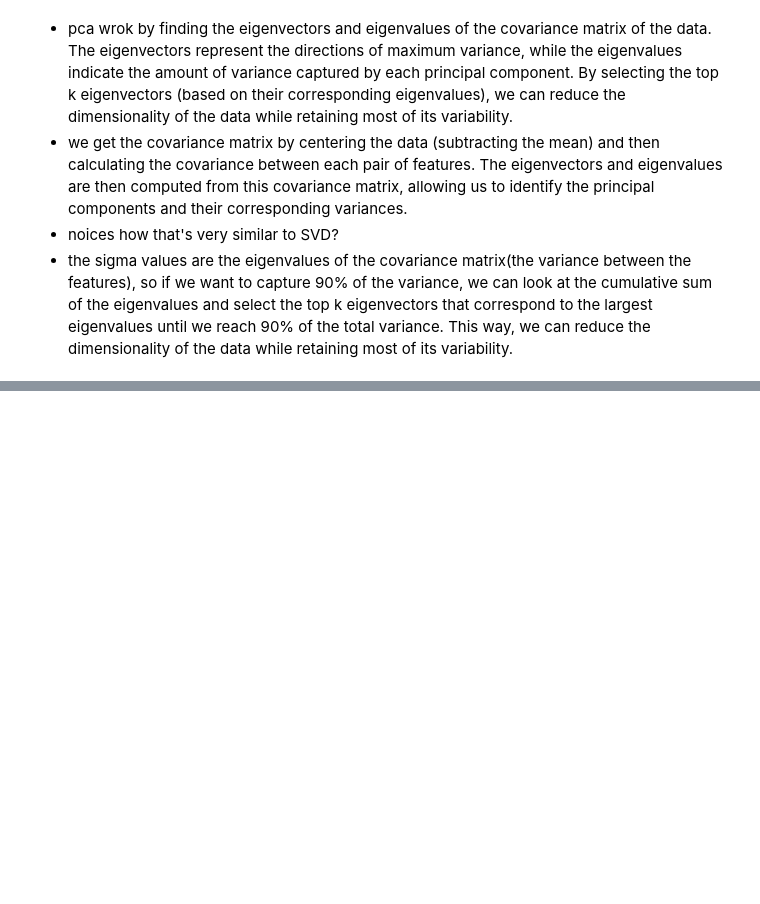
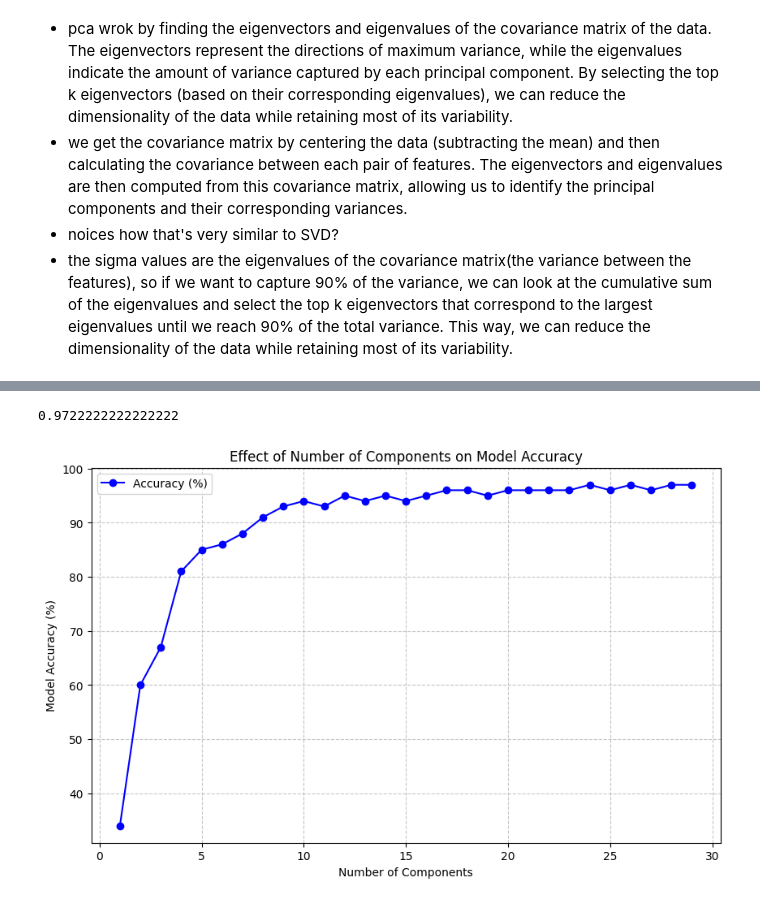
Before and after one commit to i-eat-tea/SVD-project4, a Jupyter notebook: svd.ipynb, the cells around one changed output, grey strips where cells are left out. Saved outputs shown, nothing was run; the diff lists cells and outputs as text; code cells hidden in the pictures; blank space fills up the shorter version.

```diff
--- a/svd.ipynb
+++ b/svd.ipynb
@@ -365,0 +336,27 @@ PC1 loadings (sorted by abs value):
+# %%
+model = LogisticRegression()
+model.fit(X_train, y_train)
+model.score(X_test, y_test)
+# %% [output]
+0.9722222222222222
+# %%
+# Assuming you have these lists from your loop
+components = list(range(1, 30)) # or however many you ran
+accuracy = [34.0, 60.0, 67.0, 81.0, 85.0, 86.0, 88.0, 91.0, 93.0, 94.0, 93.0, 95.0, 94.0, 95.0, 94.0, 95.0, 96.0, 96.0, 95.0, 96.0, 96.0, 96.0, 96.0, 97.0, 96.0, 97.0, 96.0, 97.0, 97.0]
+
+plt.figure(figsize=(10, 6))
+
+# Plot the Accuracy
+plt.plot(components, accuracy, marker='o', linestyle='-', color='b', label='Accuracy (%)')
+
+# Add labels and title
+plt.title('Effect of Number of Components on Model Accuracy')
+plt.xlabel('Number of Components')
+plt.ylabel('Model Accuracy (%)')
+plt.grid(True, linestyle='--', alpha=0.7)
+plt.legend()
+
+# Show the plot
+plt.show()
+# %% [output]
+[figure, added]
```
Also changed, not shown: parts of 19 cells of this notebook, 2 other files.
